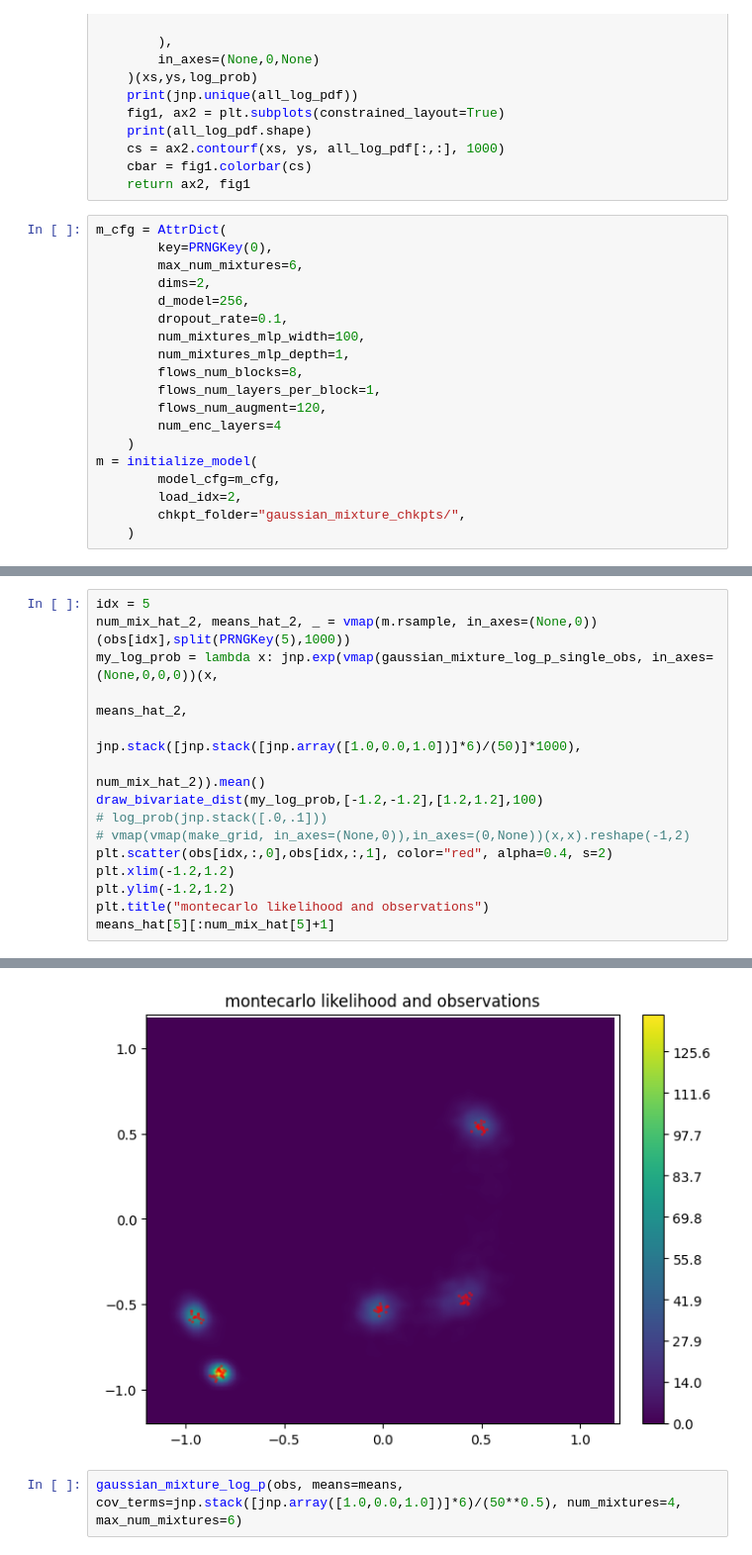
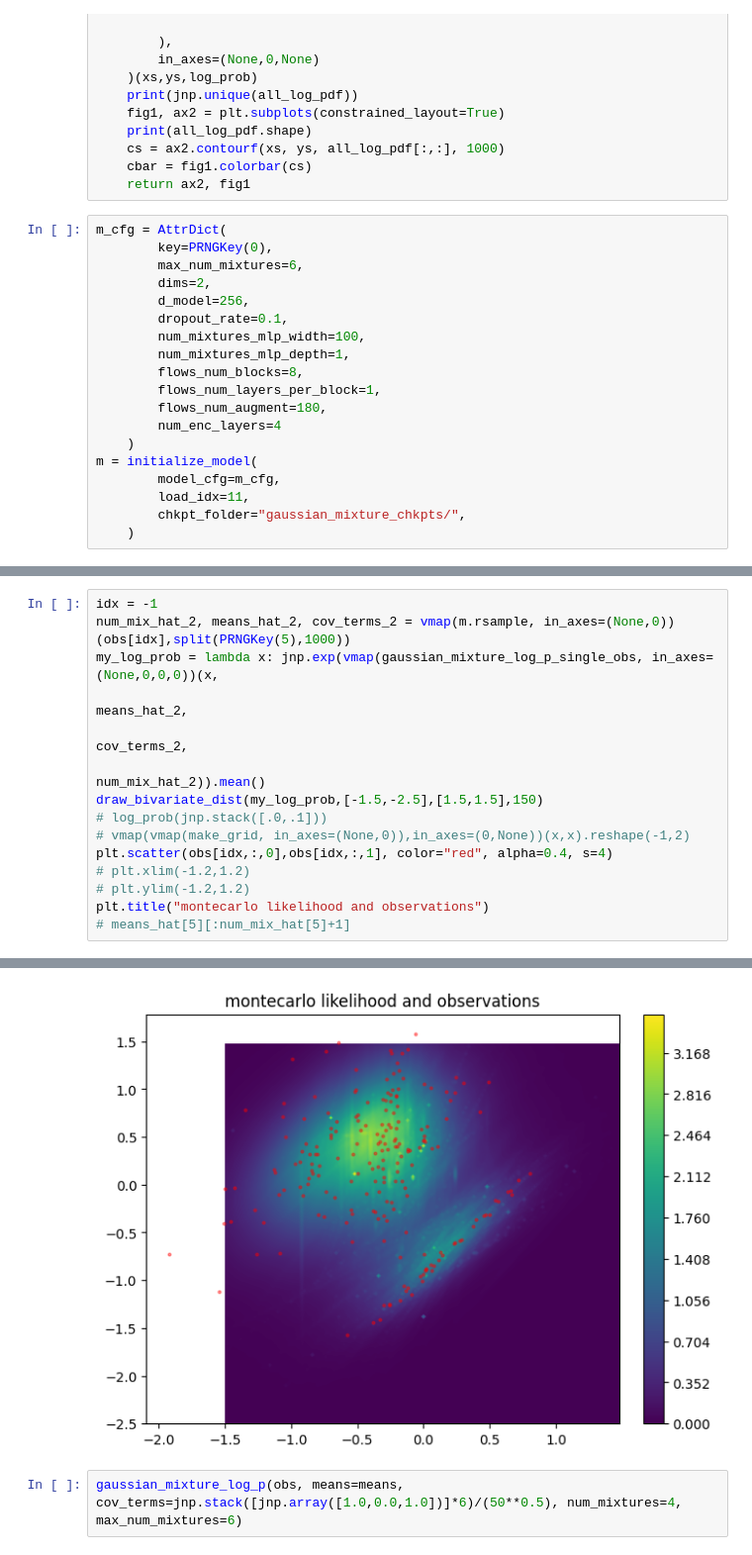
Before and after one commit to aldopareja/CNF-diff-probprog, a Jupyter notebook: GMM-CNF-demo.ipynb, the cells around one changed output, grey strips where cells are left out. Shown: that part at 99% size. Drawn from its saved outputs; the diff is of its cells as text.

Commit message:
created a new example with the eight school model in the blog post "normalizing flows are not magic", also modified the gaussian mixture model so that the covariances of the GM are also learned

```diff
--- a/GMM-CNF-demo.ipynb
+++ b/GMM-CNF-demo.ipynb
@@ -51,12 +54,12 @@ m_cfg = AttrDict(
         num_mixtures_mlp_depth=1,
         flows_num_blocks=8,
         flows_num_layers_per_block=1,
-        flows_num_augment=120,
+        flows_num_augment=180,
         num_enc_layers=4
     )
 m = initialize_model(
         model_cfg=m_cfg,
-        load_idx=2,
+        load_idx=11,
         chkpt_folder="gaussian_mixture_chkpts/",
     )
 # %%
@@ -71,17 +84,17 @@ num_mixtures, num_mix_hat
 # %%
-idx = 5
-num_mix_hat_2, means_hat_2, _ = vmap(m.rsample, in_axes=(None,0))(obs[idx],split(PRNGKey(5),1000))
+idx = -1
+num_mix_hat_2, means_hat_2, cov_terms_2 = vmap(m.rsample, in_axes=(None,0))(obs[idx],split(PRNGKey(5),1000))
 my_log_prob = lambda x: jnp.exp(vmap(gaussian_mixture_log_p_single_obs, in_axes=(None,0,0,0))(x,
                                                                                       means_hat_2,
-                                                                                      jnp.stack([jnp.stack([jnp.array([1.0,0.0,1.0])]*6)/(50)]*1000),
+                                                                                      cov_terms_2,
                                                                                       num_mix_hat_2)).mean()
-draw_bivariate_dist(my_log_prob,[-1.2,-1.2],[1.2,1.2],100)
+draw_bivariate_dist(my_log_prob,[-1.5,-2.5],[1.5,1.5],150)
 # log_prob(jnp.stack([.0,.1]))
 # vmap(vmap(make_grid, in_axes=(None,0)),in_axes=(0,None))(x,x).reshape(-1,2)
-plt.scatter(obs[idx,:,0],obs[idx,:,1], color="red", alpha=0.4, s=2)
-plt.xlim(-1.2,1.2)
-plt.ylim(-1.2,1.2)
+plt.scatter(obs[idx,:,0],obs[idx,:,1], color="red", alpha=0.4, s=4)
+# plt.xlim(-1.2,1.2)
+# plt.ylim(-1.2,1.2)
 plt.title("montecarlo likelihood and observations")
-means_hat[5][:num_mix_hat[5]+1]
+# means_hat[5][:num_mix_hat[5]+1]
 # %% [output]
 (2,)
@@ -96,4 +105,4 @@ Array([[-0.83653295, -0.89088297],
-[figure, old version]
+[figure, new version]
 # %%
 gaussian_mixture_log_p(obs, means=means, cov_terms=jnp.stack([jnp.array([1.0,0.0,1.0])]*6)/(50**0.5), num_mixtures=4, max_num_mixtures=6)
 # %% [output]
```
Also changed, not shown: parts of 7 cells of this notebook, 6 other files.
